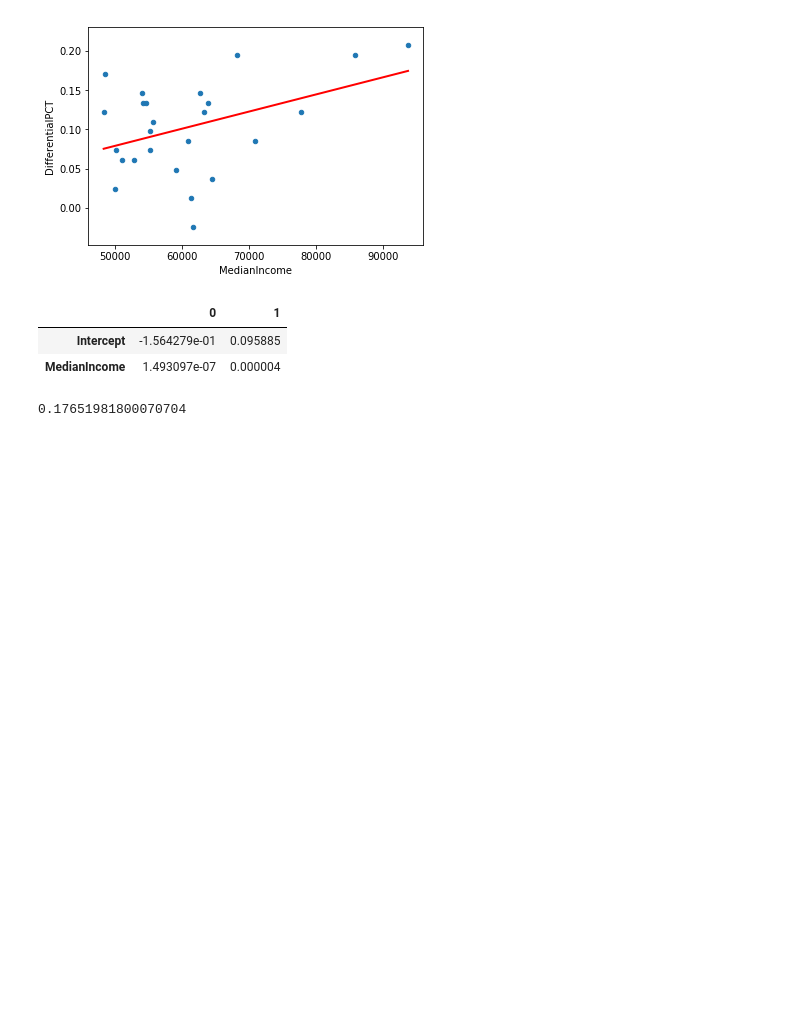
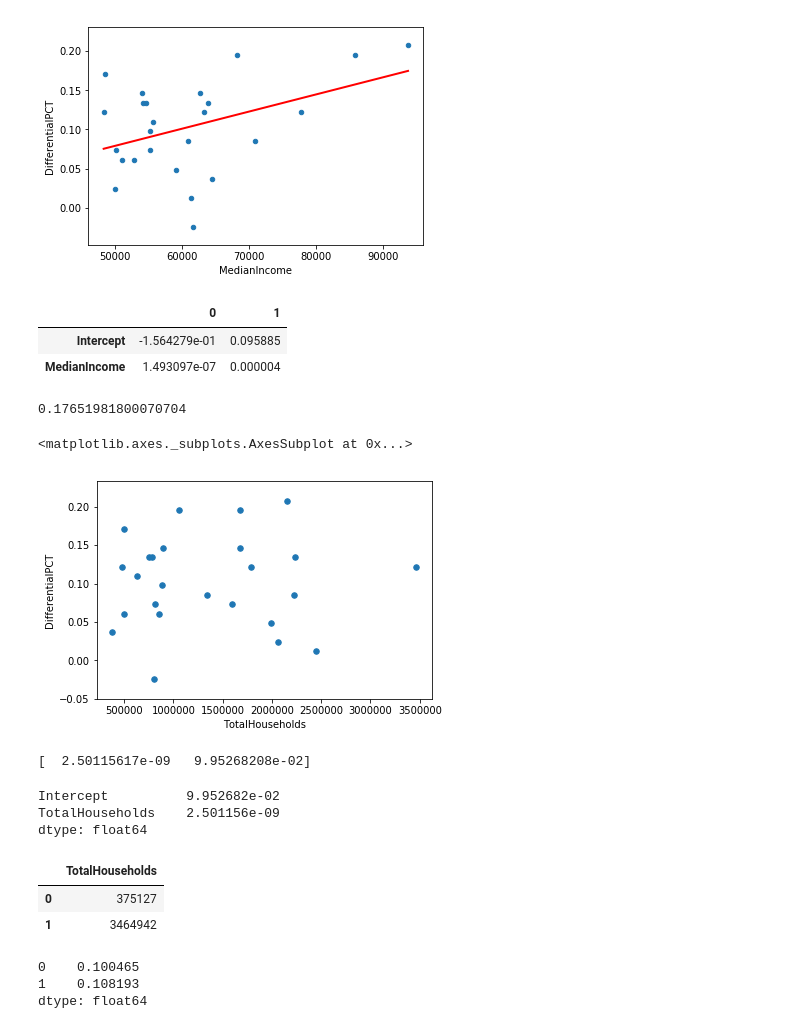
Before and after one commit to FB-Reda/HomeFieldAdvantage, a Jupyter notebook: census.ipynb, the cells around one changed output. Drawn from its saved outputs; the diff is of its cells as text; code cells hidden in the pictures; blank space fills up the shorter version.

```diff
--- a/census.ipynb
+++ b/census.ipynb
@@ -279,3 +283,39 @@ lm.conf_int()
 lm.rsquared
 # %% [output]
 0.17651981800070704
+# %%
+combined.plot(kind='scatter', y='DifferentialPCT', x='TotalHouseholds', s=30)
+# %% [output]
+<matplotlib.axes._subplots.AxesSubplot at 0x...>
+[figure, added]
+# %%
+regression1 = np.polyfit(combined['TotalHouseholds'], combined['DifferentialPCT'], 1)
+print(regression1)
+# %% [output]
+[  2.50115617e-09   9.95268208e-02]
+# %%
+import statsmodels.formula.api as smf
+
+# create a fitted model in one line
+lm1 = smf.ols(formula='DifferentialPCT ~ TotalHouseholds', data=combined).fit()
+
+# print the coefficients
+lm1.params
+# %% [output]
+Intercept          9.952682e-02
+TotalHouseholds    2.501156e-09
+dtype: float64
+# %%
+X_1 = pd.DataFrame({'TotalHouseholds' : [combined.TotalHouseholds.min(), combined.TotalHouseholds.max()]})
+X_1
+# %% [output]
+|  | TotalHouseholds |
+| 0 | 375127 |
+| 1 | 3464942 |
+# %%
+preds1 = lm1.predict(X_1)
+preds1
+# %% [output]
+0    0.100465
+1    0.108193
+dtype: float64
```
Also changed, not shown: parts of 11 cells of this notebook.
